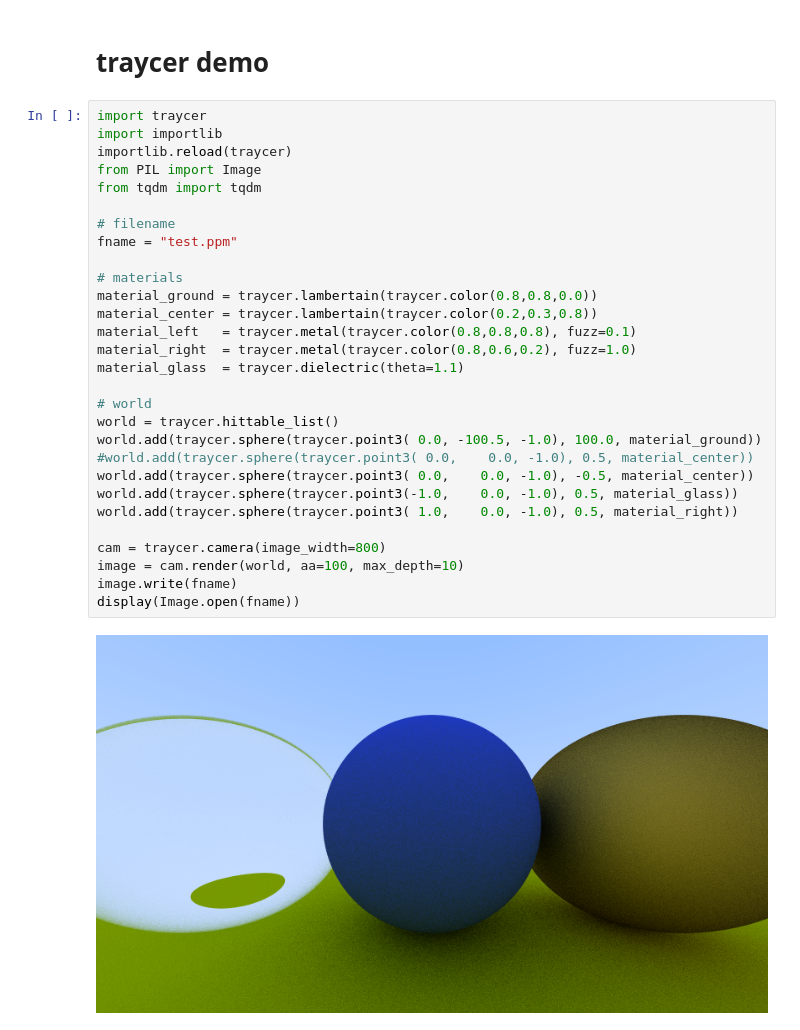
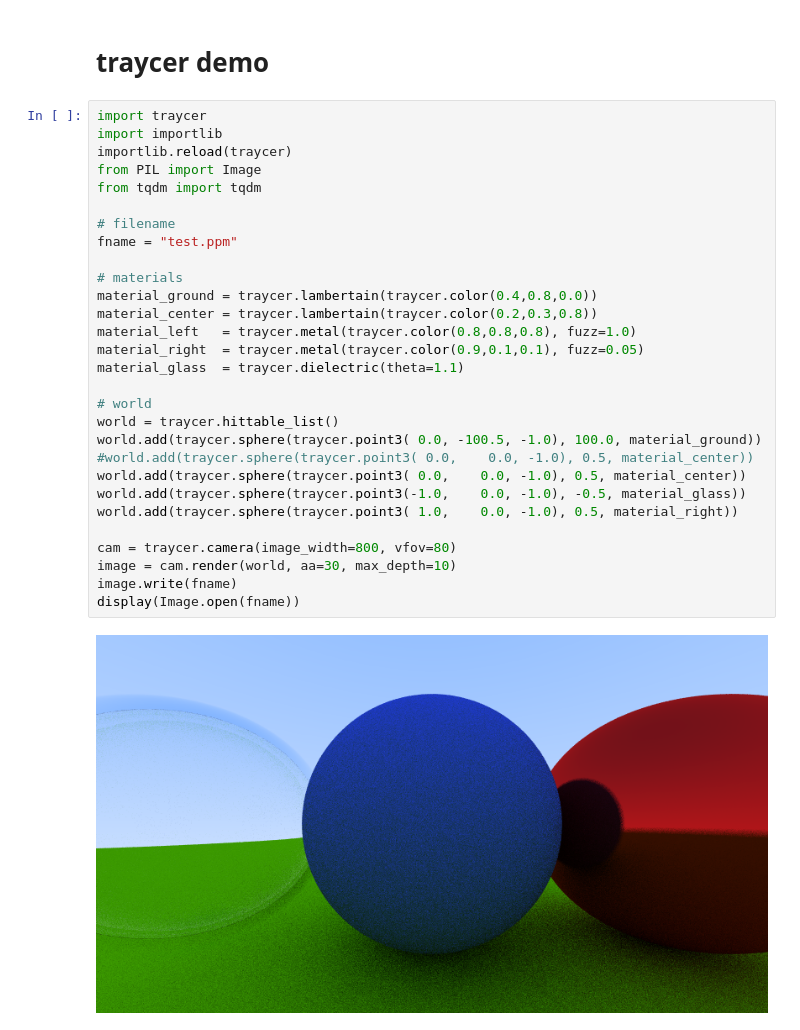
Before and after one commit to bpops/traycer, a Jupyter notebook: demo.ipynb, the cells around one changed output. Saved outputs shown, nothing was run; the diff lists cells and outputs as text.

Commit message:
added vfov

```diff
--- a/demo.ipynb
+++ b/demo.ipynb
@@ -3,31 +3,31 @@
 # %%
 import traycer
 import importlib
 importlib.reload(traycer)
 from PIL import Image
 from tqdm import tqdm
 
 # filename
 fname = "test.ppm"
 
 # materials
-material_ground = traycer.lambertain(traycer.color(0.8,0.8,0.0))
+material_ground = traycer.lambertain(traycer.color(0.4,0.8,0.0))
 material_center = traycer.lambertain(traycer.color(0.2,0.3,0.8))
-material_left   = traycer.metal(traycer.color(0.8,0.8,0.8), fuzz=0.1)
-material_right  = traycer.metal(traycer.color(0.8,0.6,0.2), fuzz=1.0)
+material_left   = traycer.metal(traycer.color(0.8,0.8,0.8), fuzz=1.0)
+material_right  = traycer.metal(traycer.color(0.9,0.1,0.1), fuzz=0.05)
 material_glass  = traycer.dielectric(theta=1.1)
 
 # world
 world = traycer.hittable_list()
 world.add(traycer.sphere(traycer.point3( 0.0, -100.5, -1.0), 100.0, material_ground))
 #world.add(traycer.sphere(traycer.point3( 0.0,    0.0, -1.0), 0.5, material_center))
-world.add(traycer.sphere(traycer.point3( 0.0,    0.0, -1.0), -0.5, material_center))
-world.add(traycer.sphere(traycer.point3(-1.0,    0.0, -1.0), 0.5, material_glass))
+world.add(traycer.sphere(traycer.point3( 0.0,    0.0, -1.0), 0.5, material_center))
+world.add(traycer.sphere(traycer.point3(-1.0,    0.0, -1.0), -0.5, material_glass))
 world.add(traycer.sphere(traycer.point3( 1.0,    0.0, -1.0), 0.5, material_right))
 
-cam = traycer.camera(image_width=800)
-image = cam.render(world, aa=100, max_depth=10)
+cam = traycer.camera(image_width=800, vfov=80)
+image = cam.render(world, aa=30, max_depth=10)
 image.write(fname)
 display(Image.open(fname))
 # %% [output]
-[figure, old version]
+[figure, new version]
```
Also changed, not shown: 1 other file.
